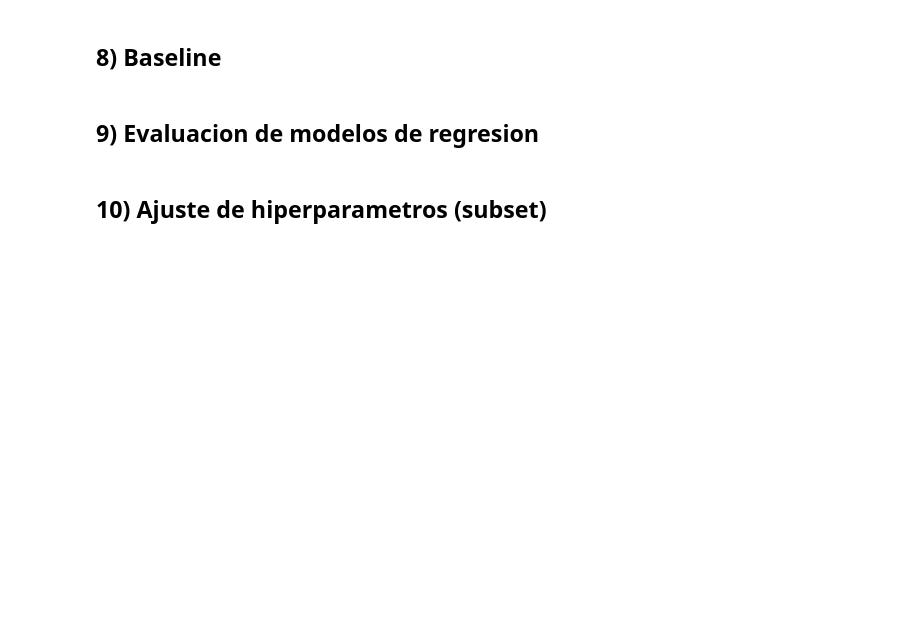
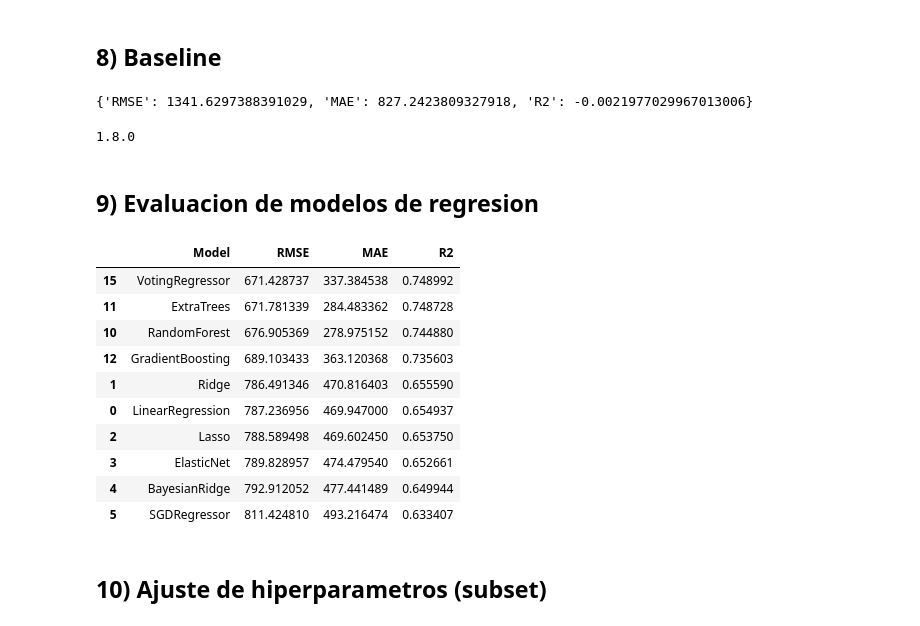
Before and after one commit to actdavidmc/DCD-G33-M2-P4, a Jupyter notebook: practica4_dmc.ipynb, the cells around one changed output. Cells and saved outputs as stored; diff of their text form; code cells hidden in the pictures; blank space fills up the shorter version.

```diff
--- a/practica4_dmc.ipynb
+++ b/practica4_dmc.ipynb
@@ -367,0 +581,23 @@ else:
+# %%
+# --- Feature pruning (sin usar price): prevalencia extrema ---
+amenity_cols = [c for c in _df.columns if c.startswith("amenity_") or c.startswith("has_")]
+
+# Usa el mismo to_01 que ya definiste en esa celda
+X_amen = _df[amenity_cols].apply(to_01)
+
+# Quita constantes
+X_amen = X_amen.loc[:, X_amen.nunique(dropna=True) > 1]
+
+prev = X_amen.mean(skipna=True)
+
+min_prev_keep = 0.01  # 1%
+max_prev_keep = 0.99  # 99%
+
+keep_amen = prev[(prev >= min_prev_keep) & (prev <= max_prev_keep)].index.tolist()
+drop_amen = [c for c in amenity_cols if c not in keep_amen]
+
+print("Amenities antes:", len(amenity_cols))
+print("Amenities drop (prevalencia extrema):", len(drop_amen))
+print("Amenities keep:", len(keep_amen))
+
+_df = _df.drop(columns=drop_amen)
@@ -499,10 +760,17 @@ preprocessor_dense = ColumnTransformer(
 
 # Baseline simple: predecir media
 baseline_pred = np.full_like(y_test, y_train.mean(), dtype=float)
-rmse = mean_squared_error(y_test, baseline_pred, squared=False)
-mae = mean_absolute_error(y_test, baseline_pred)
-r2 = r2_score(y_test, baseline_pred)
+rmse = root_mean_squared_error(y_test, baseline_pred)
+mae  = mean_absolute_error(y_test, baseline_pred)
+r2   = r2_score(y_test, baseline_pred)
 print({"RMSE": rmse, "MAE": mae, "R2": r2})
+# %% [output]
+{'RMSE': 1341.6297388391029, 'MAE': 827.2423809327918, 'R2': -0.0021977029967013006}
+# %%
+import sklearn
+print(sklearn.__version__)
+# %% [output]
+1.8.0
 # %% [markdown]
 ## 9) Evaluacion de modelos de regresion
 # %%
@@ -517,7 +785,7 @@ def eval_regression_models(models, X_train, X_test, y_train, y_test, preprocesso
         preds = pipe.predict(X_test)
         rows.append({
             'Model': name,
-            'RMSE': mean_squared_error(y_test, preds, squared=False),
+            'RMSE': root_mean_squared_error(y_test, preds),
             'MAE': mean_absolute_error(y_test, preds),
             'R2': r2_score(y_test, preds)
         })
@@ -525,33 +793,45 @@ def eval_regression_models(models, X_train, X_test, y_train, y_test, preprocesso
 
 voter = VotingRegressor(
     estimators=[
         ('lr', LinearRegression()),
         ('rf', RandomForestRegressor(n_estimators=100, random_state=42, n_jobs=-1)),
         ('gbr', GradientBoostingRegressor(random_state=42))
     ]
 )
 
 models_reg = [
     ('LinearRegression', LinearRegression()),
     ('Ridge', Ridge(alpha=1.0)),
     ('Lasso', Lasso(alpha=0.001)),
     ('ElasticNet', ElasticNet(alpha=0.001, l1_ratio=0.5)),
     ('BayesianRidge', BayesianRidge()),
     ('SGDRegressor', SGDRegressor(max_iter=2000, tol=1e-3, random_state=42)),
     ('KernelRidge_RBF', KernelRidge(kernel='rbf', alpha=1.0, gamma=0.1)),
     ('SVR_RBF', SVR(C=10, gamma='scale')),
     ('KNN', KNeighborsRegressor(n_neighbors=10)),
     ('DecisionTree', DecisionTreeRegressor(max_depth=12, random_state=42)),
     ('RandomForest', RandomForestRegressor(n_estimators=200, random_state=42, n_jobs=-1)),
     ('ExtraTrees', ExtraTreesRegressor(n_estimators=200, random_state=42, n_jobs=-1)),
     ('GradientBoosting', GradientBoostingRegressor(random_state=42)),
     ('AdaBoost', AdaBoostRegressor(random_state=42)),
     ('MLPRegressor', MLPRegressor(hidden_layer_sizes=(64, 32), max_iter=500, random_state=42)),
     ('VotingRegressor', voter)
 ]
 
 results_reg = eval_regression_models(models_reg, X_train, X_test, y_train, y_test, preprocessor)
 results_reg.head(10)
+# %% [output]
+|  | Model | RMSE | MAE | R2 |
+| 15 | VotingRegressor | 671.428737 | 337.384538 | 0.748992 |
+| 11 | ExtraTrees | 671.781339 | 284.483362 | 0.748728 |
+| 10 | RandomForest | 676.905369 | 278.975152 | 0.744880 |
+| 12 | GradientBoosting | 689.103433 | 363.120368 | 0.735603 |
+| 1 | Ridge | 786.491346 | 470.816403 | 0.655590 |
+| 0 | LinearRegression | 787.236956 | 469.947000 | 0.654937 |
+| 2 | Lasso | 788.589498 | 469.602450 | 0.653750 |
+| 3 | ElasticNet | 789.828957 | 474.479540 | 0.652661 |
+| 4 | BayesianRidge | 792.912052 | 477.441489 | 0.649944 |
+| 5 | SGDRegressor | 811.424810 | 493.216474 | 0.633407 |
 # %% [markdown]
 ## 10) Ajuste de hiperparametros (subset)
 # %%
```
Also changed, not shown: parts of 23 cells of this notebook.
